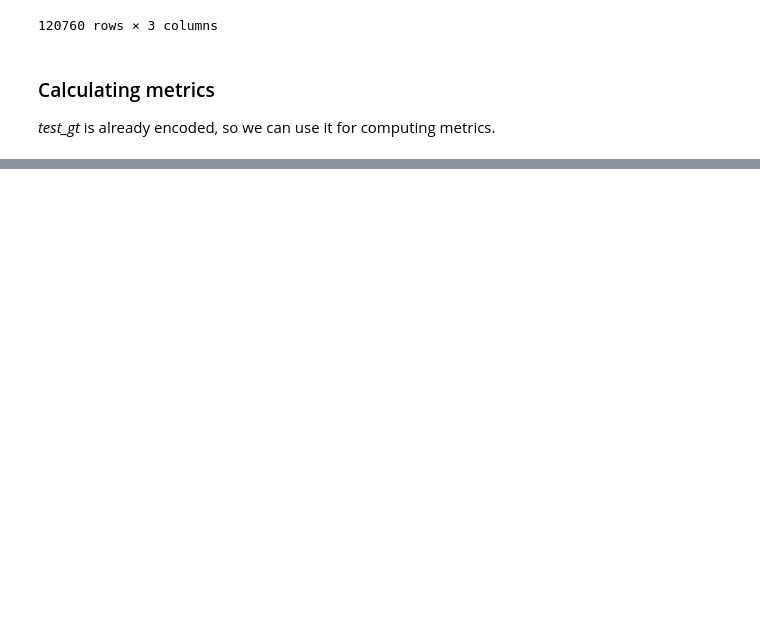
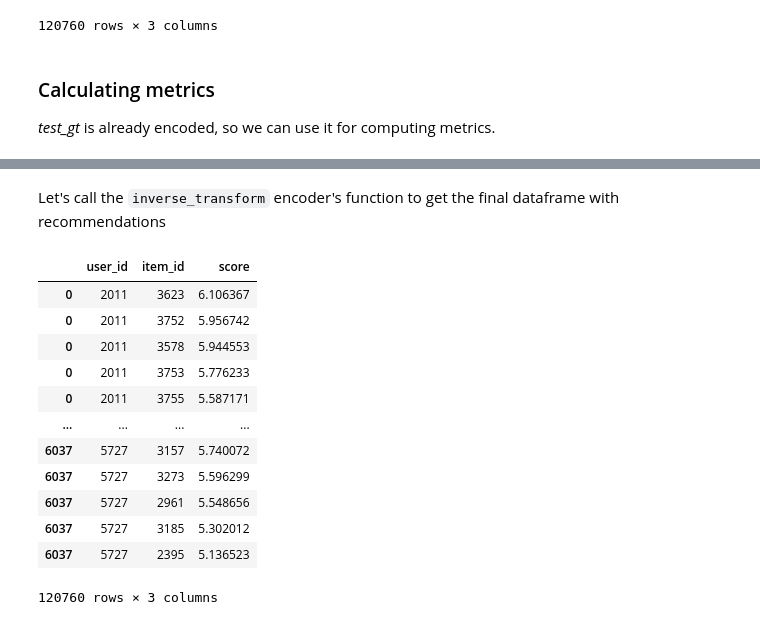
Before and after one commit to sb-ai-lab/RePlay, a Jupyter notebook: examples/09_sasrec_example.ipynb, the cells around one changed output, grey strips where cells are left out. Cells and saved outputs as stored; diff of their text form; code cells hidden in the pictures; blank space fills up the shorter version.

```diff
--- a/examples/09_sasrec_example.ipynb
+++ b/examples/09_sasrec_example.ipynb
@@ -585,0 +466,18 @@ metrics_to_df(result_metrics)
+# %% [markdown]
+Let's call the `inverse_transform` encoder's function to get the final dataframe with recommendations
+# %%
+encoder.inverse_transform(pandas_res)
+# %% [output]
+|  | user_id | item_id | score |
+| 0 | 2011 | 3623 | 6.106367 |
+| 0 | 2011 | 3752 | 5.956742 |
+| 0 | 2011 | 3578 | 5.944553 |
+| 0 | 2011 | 3753 | 5.776233 |
+| 0 | 2011 | 3755 | 5.587171 |
+| ... | ... | ... | ... |
+| 6037 | 5727 | 3157 | 5.740072 |
+| 6037 | 5727 | 3273 | 5.596299 |
+| 6037 | 5727 | 2961 | 5.548656 |
+| 6037 | 5727 | 3185 | 5.302012 |
+| 6037 | 5727 | 2395 | 5.136523 |
+120760 rows × 3 columns
```
Also changed, not shown: parts of 29 cells of this notebook.
